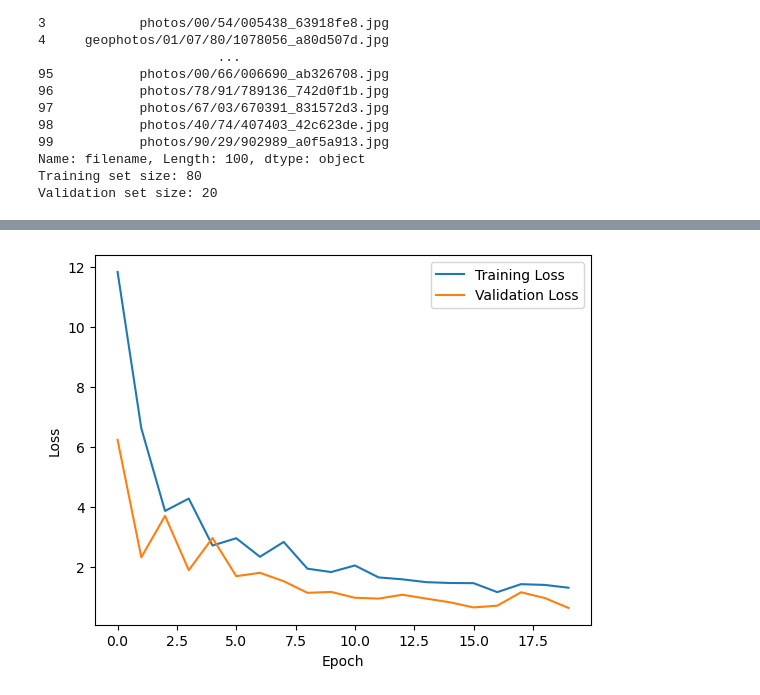
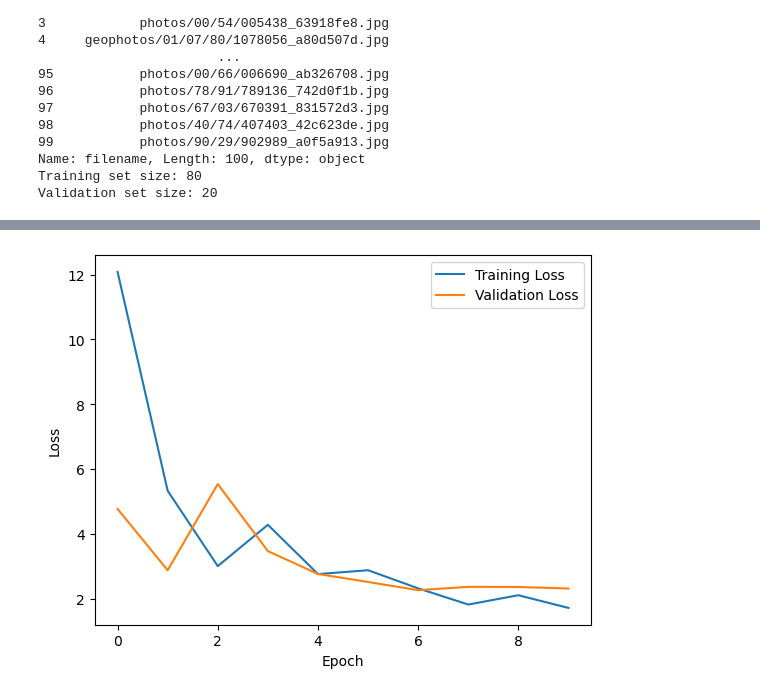
Before and after one commit to COrtsJosep/landscape-aesthetics, a Jupyter notebook: src/models/test.ipynb, the cells around one changed output, grey strips where cells are left out. Cells and saved outputs as stored; diff of their text form; code cells hidden in the pictures.

```diff
--- a/src/models/test.ipynb
+++ b/src/models/test.ipynb
@@ -266,7 +266,7 @@ import matplotlib.pyplot as plt
 #     return train_losses, val_losses
 
 # modify the training code
-def train_model(feature_extractor, model, criterion, optimizer, train_loader, val_loader, num_epochs=10):
+def train_model(feature_extractor, scheduler, model, criterion, optimizer, train_loader, val_loader, num_epochs=10):
     train_losses = []
     val_losses = []
     for epoch in range(num_epochs):
@@ -302,6 +302,8 @@ def train_model(feature_extractor, model, criterion, optimizer, train_loader, va
                 val_loss += (loss * weights).sum().item()
 
         val_loss /= len(val_loader.dataset)
+        # scheduler.step(val_loss) # update learning rate according to validation loss
+        scheduler.step()
         val_losses.append(val_loss)
         print(f'Validation Loss: {val_loss}')
 
@@ -315,16 +317,17 @@ model = SimpleCNN(input_dim)
 
 # Define loss function and optimizer
 criterion = nn.MSELoss()
-optimizer = optim.Adam(model.parameters(), lr=0.001)
-# scheduler = optim.lr_scheduler.StepLR(optimizer, step_size=7, gamma=0.1)  # Learning rate scheduler
+optimizer = optim.Adam(model.parameters(), lr=0.001, weight_decay=1e-4)
+# scheduler = optim.lr_scheduler.ReduceLROnPlateau(optimizer, mode='min', factor=0.1, patience=5, verbose=True)
+scheduler = optim.lr_scheduler.StepLR(optimizer, step_size=7, gamma=0.1)  # Learning rate scheduler
 
 # training model
-train_losses, val_losses = train_model(feature_extractor, model, criterion, optimizer, train_loader, val_loader, num_epochs=20)
+train_losses, val_losses = train_model(feature_extractor, scheduler, model, criterion, optimizer, train_loader, val_loader, num_epochs=10)
 
 # Plot training and validation loss
 plt.figure()
-plt.plot(range(20), train_losses, label='Training Loss')
-plt.plot(range(20), val_losses, label='Validation Loss')
+plt.plot(range(10), train_losses, label='Training Loss')
+plt.plot(range(10), val_losses, label='Validation Loss')
 plt.xlabel('Epoch')
 plt.ylabel('Loss')
 plt.legend()
@@ -350,4 +356,4 @@ Validation Loss: 0.6197919368743896
-[figure, old version]
+[figure, new version]
 # %%
 from sklearn.metrics import mean_absolute_error, r2_score
 
```
Also changed, not shown: parts of 3 cells of this notebook, 1 other file.
